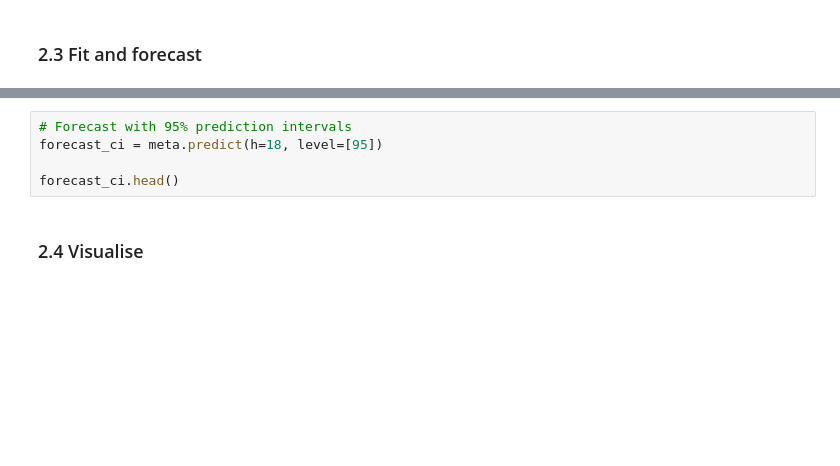
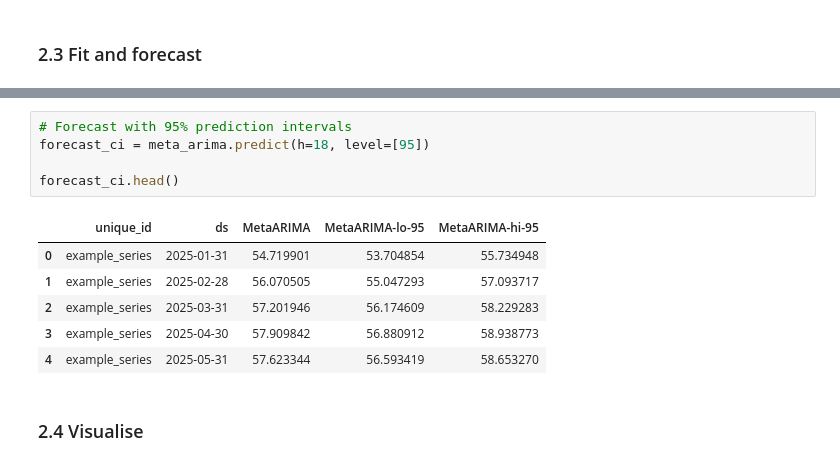
Before and after one commit to vcerqueira/metaforecast, a Jupyter notebook: notebooks/08-metaarima.ipynb, the cells around one changed output, grey strips where cells are left out. Cells and saved outputs as stored; diff of their text form; blank space fills up the shorter version.

```diff
--- a/notebooks/08-metaarima.ipynb
+++ b/notebooks/08-metaarima.ipynb
@@ -186,8 +205,15 @@ forecast.head()
 # %%
 # Forecast with 95% prediction intervals
-forecast_ci = meta.predict(h=18, level=[95])
+forecast_ci = meta_arima.predict(h=18, level=[95])
 
 forecast_ci.head()
+# %% [output]
+|  | unique_id | ds | MetaARIMA | MetaARIMA-lo-95 | MetaARIMA-hi-95 |
+| 0 | example_series | 2025-01-31 | 54.719901 | 53.704854 | 55.734948 |
+| 1 | example_series | 2025-02-28 | 56.070505 | 55.047293 | 57.093717 |
+| 2 | example_series | 2025-03-31 | 57.201946 | 56.174609 | 58.229283 |
+| 3 | example_series | 2025-04-30 | 57.909842 | 56.880912 | 58.938773 |
+| 4 | example_series | 2025-05-31 | 57.623344 | 56.593419 | 58.653270 |
 # %% [markdown]
 ### 2.4 Visualise
 # %%
```
Also changed, not shown: parts of 12 cells of this notebook, 4 other files.
